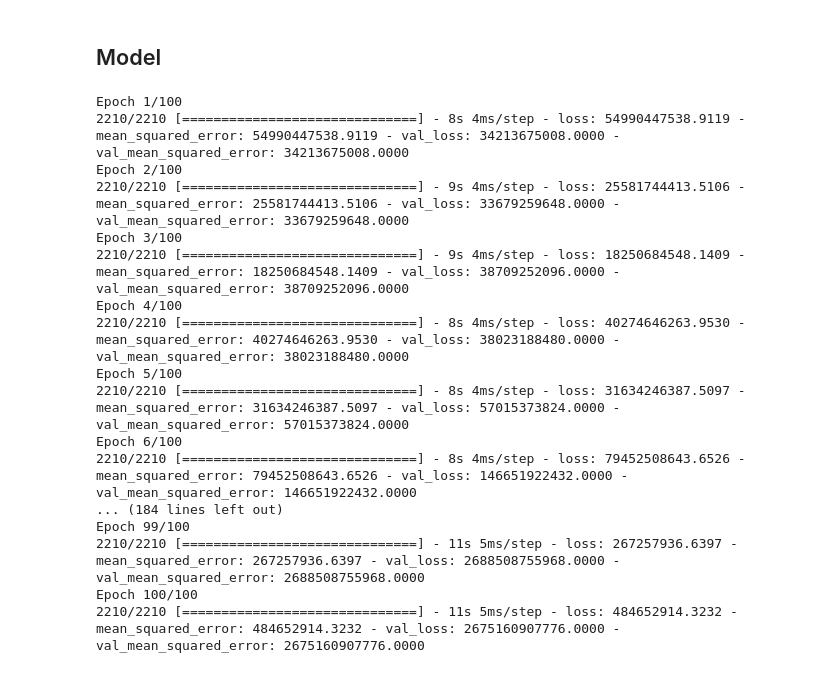
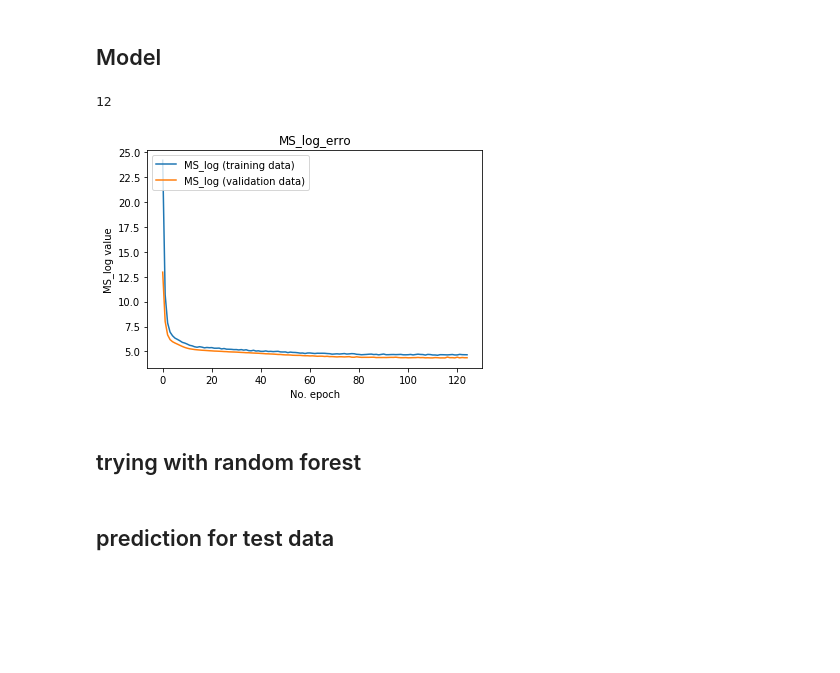
Before and after one commit to manpreet1994/hackerearth_exibit-art-, a Jupyter notebook: art_cost_prediction.ipynb, the cells around one changed output. Saved outputs shown, nothing was run; the diff lists cells and outputs as text; code cells hidden in the pictures; blank space fills up the shorter version.

Commit message:
latest training file

```diff
--- a/art_cost_prediction.ipynb
+++ b/art_cost_prediction.ipynb
@@ -74,7 +197,7 @@ Y = raw_data['Cost']
 # %% [markdown]
 ## splitting data into train, test and validation sets
 # %%
-X_train, X_test, y_train, y_test = train_test_split(X, Y, test_size=0.15, random_state=0)
+X_train, X_test, y_train, y_test = train_test_split(X, Y, test_size=0.4, random_state=0)
 
 # normalization
 sc = StandardScaler()
@@ -94,33 +224,19 @@ model.compile(loss="mean_squared_error" , optimizer="adam", metrics=["mean_squar
+# %%
+X.shape[1]
+# %% [output]
+12
 # %%
-# model = tf.keras.Sequential([
-#   feature_layer,
-#   layers.Dense(16, activation='relu'),
-#   layers.Dense(16, activation='relu'),
-#   layers.Dense(16, activation='relu'),
-#   layers.Dropout(.1),
-#   layers.Dense(1, activation='linear')
-# ])
+model = tf.keras.Sequential([
+  Input(shape=(X.shape[1],)),
+  layers.Dense(12, activation='relu'),
+  layers.Dense(12, activation='relu'),
+  layers.Dense(12, activation='relu'),
+  layers.Dropout(.3),
+  layers.Dense(1, activation='relu')
+])
 # %%
-# model.compile(optimizer='adam',
-#               loss=tf.keras.losses.mse,
-#               metrics=['accuracy'])
+model.compile(optimizer='adam',
+              loss=tf.keras.losses.mean_squared_logarithmic_error,
+              metrics=['accuracy'])
 # %%
-history = model.fit(X_train, y_train, batch_size=2, epochs=100, verbose=1, validation_split=0.2)
+history = model.fit(X_train, y_train, batch_size=8, epochs=125, verbose=0, validation_split=0.3)
-# %% [output]
-Epoch 1/100
-2210/2210 [==============================] - 8s 4ms/step - loss: 54990447538.9119 - mean_squared_error: 54990447538.9119 - val_loss: 34213675008.0000 - val_mean_squared_error: 34213675008.0000
-Epoch 2/100
-2210/2210 [==============================] - 9s 4ms/step - loss: 25581744413.5106 - mean_squared_error: 25581744413.5106 - val_loss: 33679259648.0000 - val_mean_squared_error: 33679259648.0000
-Epoch 3/100
-2210/2210 [==============================] - 9s 4ms/step - loss: 18250684548.1409 - mean_squared_error: 18250684548.1409 - val_loss: 38709252096.0000 - val_mean_squared_error: 38709252096.0000
-Epoch 4/100
-2210/2210 [==============================] - 8s 4ms/step - loss: 40274646263.9530 - mean_squared_error: 40274646263.9530 - val_loss: 38023188480.0000 - val_mean_squared_error: 38023188480.0000
-Epoch 5/100
-2210/2210 [==============================] - 8s 4ms/step - loss: 31634246387.5097 - mean_squared_error: 31634246387.5097 - val_loss: 57015373824.0000 - val_mean_squared_error: 57015373824.0000
-Epoch 6/100
-2210/2210 [==============================] - 8s 4ms/step - loss: 79452508643.6526 - mean_squared_error: 79452508643.6526 - val_loss: 146651922432.0000 - val_mean_squared_error: 146651922432.0000
-... (184 lines left out)
-Epoch 99/100
-2210/2210 [==============================] - 11s 5ms/step - loss: 267257936.6397 - mean_squared_error: 267257936.6397 - val_loss: 2688508755968.0000 - val_mean_squared_error: 2688508755968.0000
-Epoch 100/100
-2210/2210 [==============================] - 11s 5ms/step - loss: 484652914.3232 - mean_squared_error: 484652914.3232 - val_loss: 2675160907776.0000 - val_mean_squared_error: 2675160907776.0000
@@ -135,0 +243,13 @@ print(np.sqrt(mean_squared_error(y_test,pred)))
+# %%
+# Plot history: MAE
+plt.plot(history.history['loss'], label='MS_log (training data)')
+plt.plot(history.history['val_loss'], label='MS_log (validation data)')
+plt.title('MS_log_erro')
+plt.ylabel('MS_log value')
+plt.xlabel('No. epoch')
+plt.legend(loc="upper left")
+plt.show()
+# %% [output]
+[figure, added]
+# %% [markdown]
+## trying with random forest
@@ -135,0 +265,2 @@ print(np.sqrt(mean_squared_error(y_test,pred)))
+# %% [markdown]
+## prediction for test data
```
Also changed, not shown: parts of 49 cells of this notebook.
